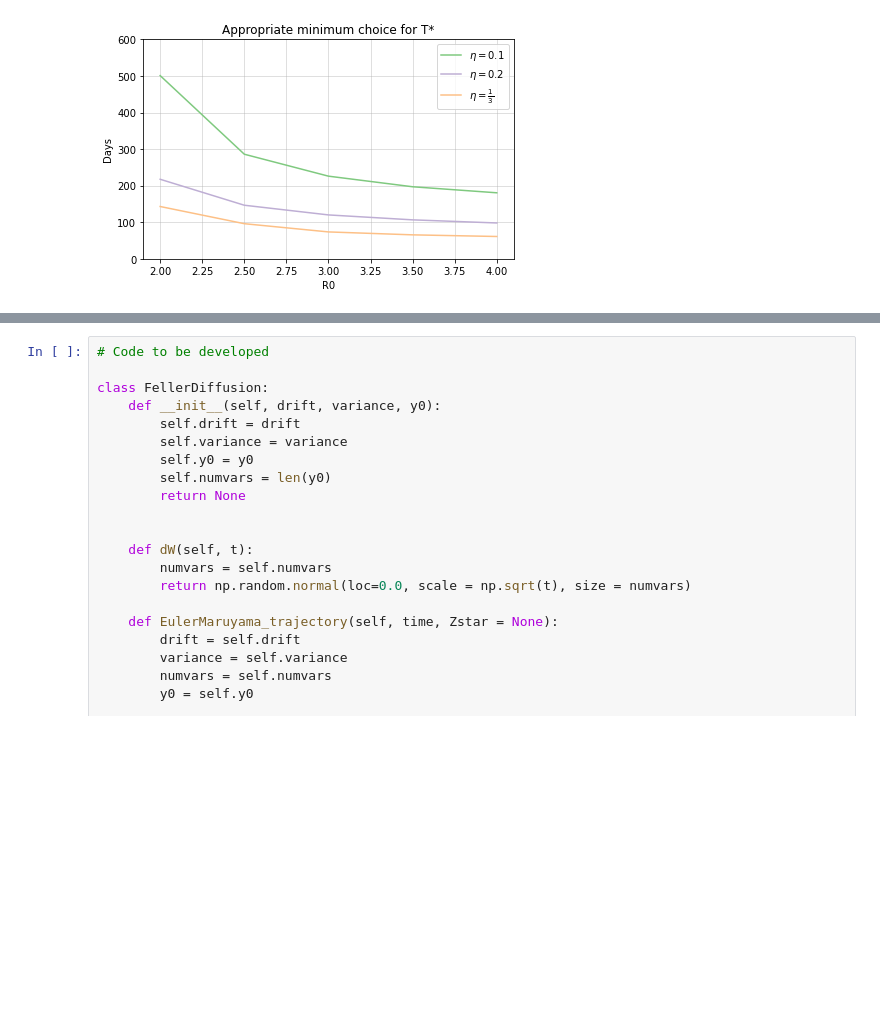
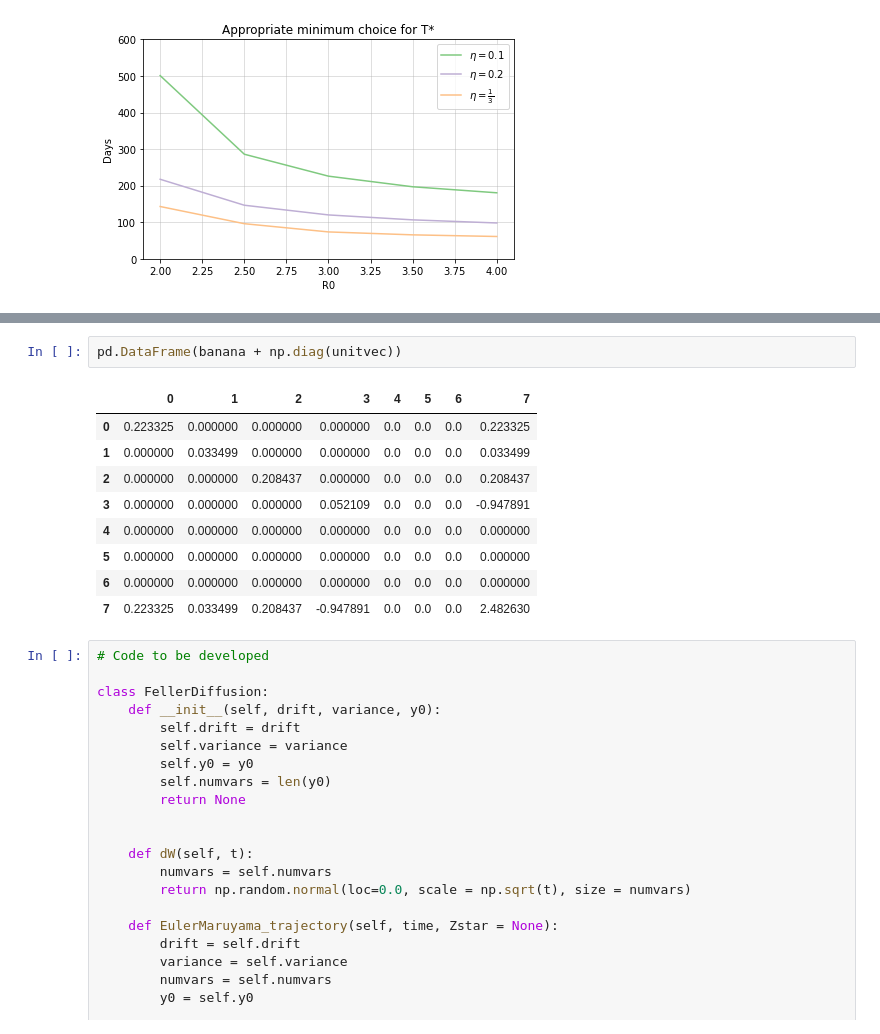
Before and after one commit to JCurran-Sebastian/MultiType_Branching, a Jupyter notebook: Stochastic_Invasion_of_VoC.ipynb, the cells around one changed output, grey strips where cells are left out. Cells and saved outputs as stored; diff of their text form; blank space fills up the shorter version.

```diff
--- a/Stochastic_Invasion_of_VoC.ipynb
+++ b/Stochastic_Invasion_of_VoC.ipynb
@@ -1226,3 +1295,15 @@ pd.DataFrame(blarg)
+# %%
+pd.DataFrame(banana + np.diag(unitvec))
+# %% [output]
+|  | 0 | 1 | 2 | 3 | 4 | 5 | 6 | 7 |
+| 0 | 0.223325 | 0.000000 | 0.000000 | 0.000000 | 0.0 | 0.0 | 0.0 | 0.223325 |
+| 1 | 0.000000 | 0.033499 | 0.000000 | 0.000000 | 0.0 | 0.0 | 0.0 | 0.033499 |
+| 2 | 0.000000 | 0.000000 | 0.208437 | 0.000000 | 0.0 | 0.0 | 0.0 | 0.208437 |
+| 3 | 0.000000 | 0.000000 | 0.000000 | 0.052109 | 0.0 | 0.0 | 0.0 | -0.947891 |
+| 4 | 0.000000 | 0.000000 | 0.000000 | 0.000000 | 0.0 | 0.0 | 0.0 | 0.000000 |
+| 5 | 0.000000 | 0.000000 | 0.000000 | 0.000000 | 0.0 | 0.0 | 0.0 | 0.000000 |
+| 6 | 0.000000 | 0.000000 | 0.000000 | 0.000000 | 0.0 | 0.0 | 0.0 | 0.000000 |
+| 7 | 0.223325 | 0.033499 | 0.208437 | -0.947891 | 0.0 | 0.0 | 0.0 | 2.482630 |
 # %%
 # Code to be developed
 
```
Also changed, not shown: parts of 20 cells of this notebook.
